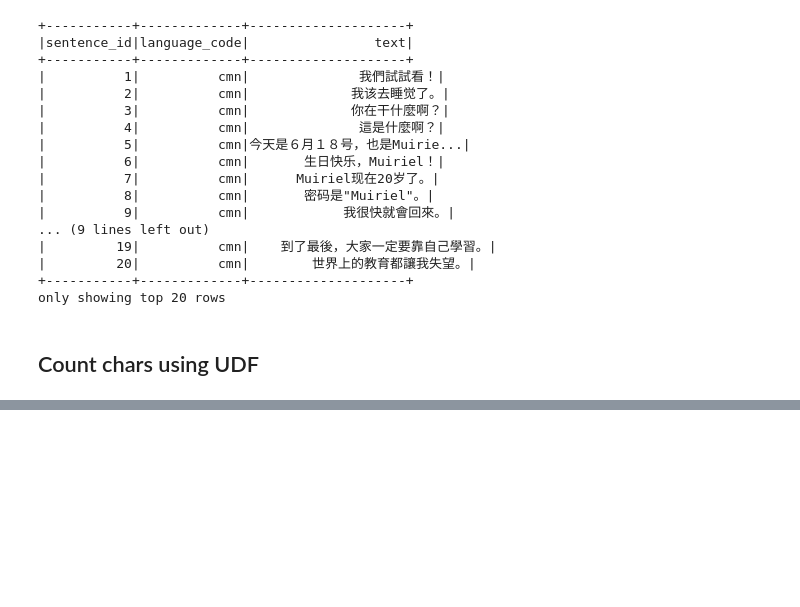
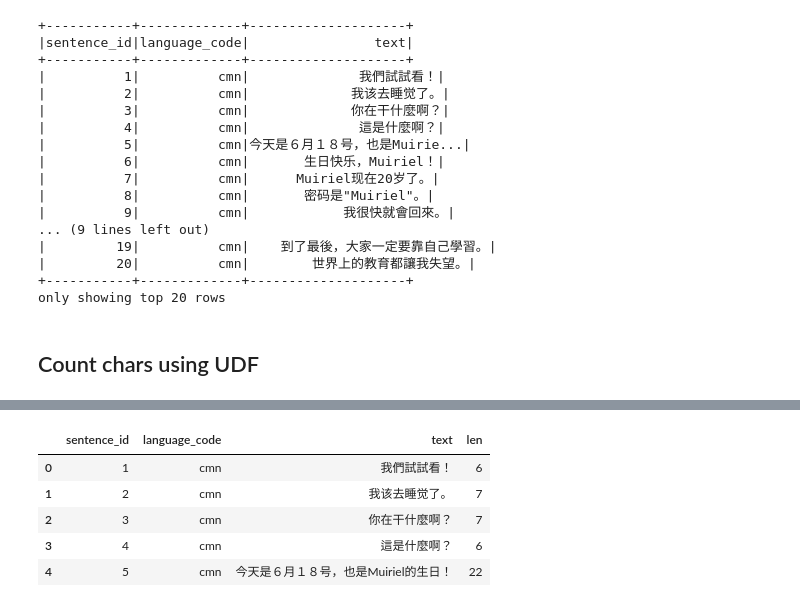
Before and after one commit to futurice/language_detection_in_spark, a Jupyter notebook: 02_Spark_SQL_UDF.ipynb, the cells around one changed output, grey strips where cells are left out. Saved outputs shown, nothing was run; the diff lists cells and outputs as text; code cells hidden in the pictures; blank space fills up the shorter version.

```diff
--- a/02_Spark_SQL_UDF.ipynb
+++ b/02_Spark_SQL_UDF.ipynb
@@ -53,5 +53,12 @@ messages.show()
 only showing top 20 rows
 # %% [markdown]
 ## Count chars using UDF
+# %%
+import pandas as pd
+pd.set_option('display.max_colwidth', 80)
 # %%
+from pyspark.sql.functions import col, udf
+
+udf_len = udf(len)
+
 messages = messages.withColumn('len', udf_len(col('text')))
@@ -77,0 +65,9 @@ only showing top 20 rows
+# %%
+messages.limit(5).toPandas()
+# %% [output]
+|  | sentence_id | language_code | text | len |
+| 0 | 1 | cmn | 我們試試看！ | 6 |
+| 1 | 2 | cmn | 我该去睡觉了。 | 7 |
+| 2 | 3 | cmn | 你在干什麼啊？ | 7 |
+| 3 | 4 | cmn | 這是什麼啊？ | 6 |
+| 4 | 5 | cmn | 今天是６月１８号，也是Muiriel的生日！ | 22 |
```
Also changed, not shown: parts of 1 cell of this notebook, 3 other files.
